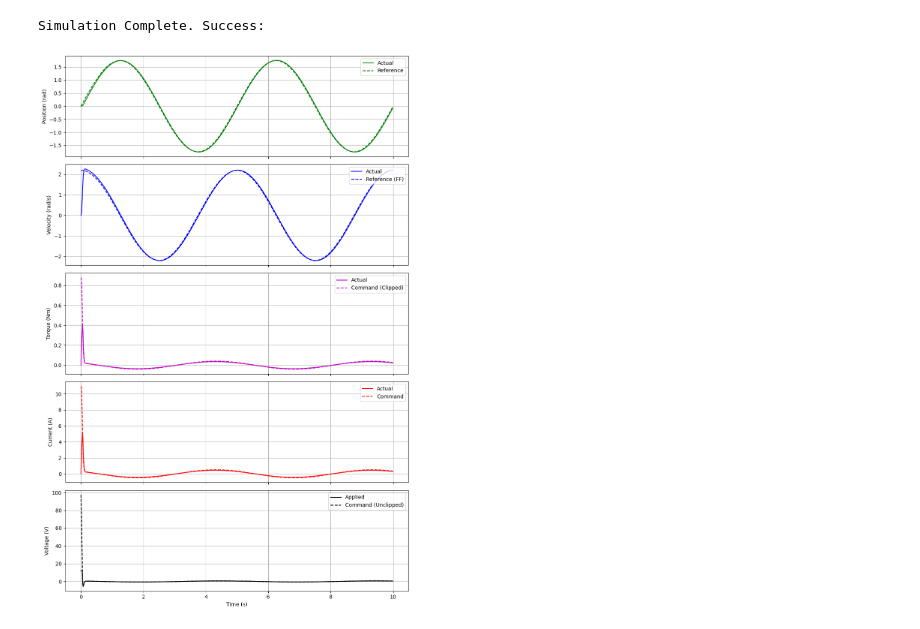
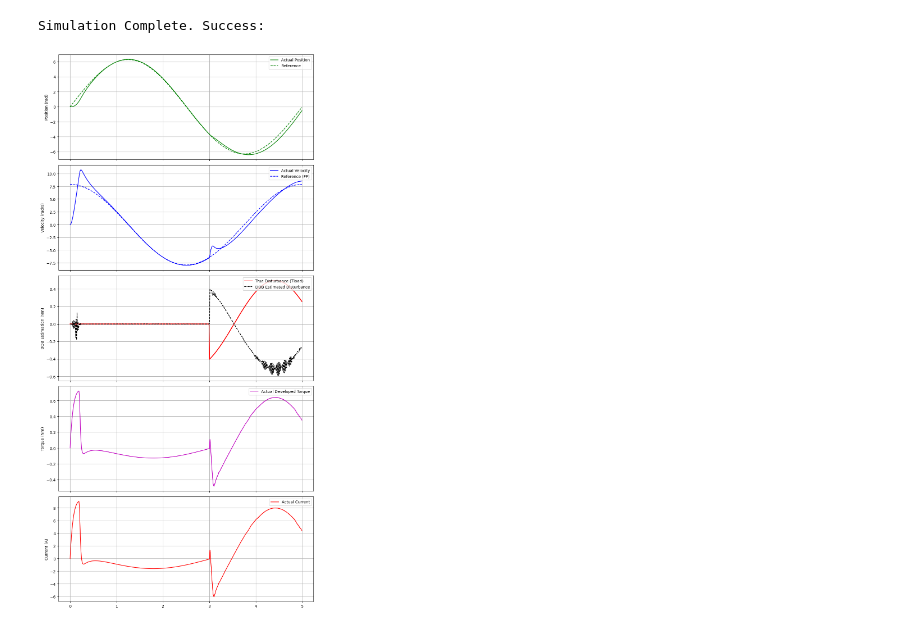
Before and after one commit to atulyabharat21/Summer-26, a Jupyter notebook: DCmotorPlant_simulation.ipynb, the cells around one changed output. Drawn from its saved outputs; the diff is of its cells as text; code cells hidden in the pictures.

Commit message:
Updated with Tload Estimation - Not fully satisfied

```diff
--- a/DCmotorPlant_simulation.ipynb
+++ b/DCmotorPlant_simulation.ipynb
@@ -1,4 +1,6 @@
 # %%
+#Tasks to be implemented  - Apply a load profile - done and apply a disturbance observer at the node where load is being applied
+
 import matplotlib.pyplot as plt
 import numpy as np
 import scipy.integrate as sci_int
@@ -14,32 +16,45 @@ V_max = 12
 T_max = 1.5
 Omega_max = 4.71
 
-Theta_amp = 100 * (np.pi / 180) #rad
+Theta_amp = 360 * (np.pi / 180) #rad
 Theta_freq = 0.2
+
 Tload = 0
 
 Omega_amp = Theta_amp * (2 * np.pi * Theta_freq)
 
-x0 = [0, 0, 0]
+
+
+x0 = [0, 0, 0,0]
 
 startTime = 0
-endTime = 10
+endTime = 5
 dt = 0.01
 t_eval = np.arange(startTime, endTime, dt)
 
-Kp_position = 0.6
-Kd_position = 1
+LoadStart = 3
+LoadEnd = 7
 
-Kp_velocity = 1
+Kp_position = 2
+
 Kd_velocity = 0.4
 
-Kp_current = 10
+Kp_current = 11
 Kd_current = 0.01
 
 def motor_plant(t, x):
     I = x[0]
     Theta = x[1]
     Omega = x[2]
+    z = x[3] #internal state variable
+
+    g = 15
+
+
+    if t >= LoadStart and t <= LoadEnd:
+        Tload = 0.5 * np.sin((2*np.pi*0.2 + (30* np.pi / 180))*t)
+    else :
+        Tload = 0
 
     Theta_ref = Theta_amp * np.sin(2 * np.pi * Theta_freq * t)
     Omega_ref_ff = Theta_amp * 2 * np.pi * Theta_freq * np.cos(2 * np.pi * Theta_freq * t)
@@ -54,7 +69,10 @@ def motor_plant(t, x):
     #domega_actual = (Kt * I - Bf * Omega - Tload) / Jm
     #derror_Omega = -domega_actual
 
-    T_cmd = (Kp_position * error_theta) + (Kd_velocity * error_Omega)
+    Tload_est = z + g * Omega
+    dz = (-g / Jm) * z - (g / Jm) * (Kt * I - Bf * Omega) - ((g**2) / Jm) * Omega
+
+    T_cmd = (Kp_position * error_theta) + (Kd_velocity * error_Omega) + Tload_est
 
     T_cmd = np.clip(T_cmd, -T_max, T_max)
     I_cmd = T_cmd / Kt
@@ -71,79 +89,79 @@ def motor_plant(t, x):
     domega = (Kt * I - Bf * Omega - Tload) / Jm
     dcurrent = (V_app - Ra * I - Kb * Omega) / La
 
-    return [dcurrent, dtheta, domega]
+    return [dcurrent, dtheta, domega,dz]
 
 solution = sci_int.solve_ivp(
     motor_plant,
     t_eval=t_eval,
     t_span=(startTime, endTime),
-    y0=x0
+    y0=x0,
+    method='RK45',
+    max_step =0.01,
+    first_step = 0.01
 )
 
-def plot_pd_motor_results(solution):
+def plot_dob_motor_results(solution,g):
     t = solution.t
     I = solution.y[0]
     Theta = solution.y[1]
     Omega = solution.y[2]
+    z = solution.y[3]
 
+    # Reconstruct variables for tracking visualizer
+    Tload = np.where(
+        (t >= LoadStart) & (t <= LoadEnd),
+        0.5 * np.sin((2*np.pi*0.2 + (30* np.pi / 180))*t),
+        0
+    )
+
+    Tload_est = z + g * Omega
     Theta_ref = Theta_amp * np.sin(2 * np.pi * Theta_freq * t)
     Omega_ref_ff = Theta_amp * 2 * np.pi * Theta_freq * np.cos(2 * np.pi * Theta_freq * t)
 
-    error_theta = Theta_ref - Theta
-    error_Omega = Omega_ref_ff - Omega
-
-    T_cmd = (Kp_position * error_theta) + (Kd_velocity * error_Omega)
-
-    T_cmd_clipped = np.clip(T_cmd, -T_max, T_max)
     T_actual = Kt * I
 
-    I_cmd = T_cmd_clipped / Kt
 
-    error_current = I_cmd - I
-    numerator = (Kp_current * error_current) + (Kd_current / La) * (Ra * I + Kb * Omega)
-    denominator = 1 + (Kd_current / La)
-    V_cmd = numerator / denominator
-    V_app = np.clip(V_cmd, -V_max, V_max)
+    fig, axs = plt.subplots(5, 1, figsize=(10, 20), sharex=True)
 
-    fig, axs = plt.subplots(5, 1, figsize=(10, 15), sharex=True)
-
-    axs[0].plot(t, Theta, color='g', label='Actual')
+    # Position Plot
+    axs[0].plot(t, Theta, color='g', label='Actual Position')
     axs[0].plot(t, Theta_ref, color='g', linestyle='--', label='Reference')
     axs[0].set_ylabel('Position (rad)')
     axs[0].legend(loc='upper right')
     axs[0].grid(True)
 
-    axs[1].plot(t, Omega, color='b', label='Actual')
+    # Velocity Plot
+    axs[1].plot(t, Omega, color='b', label='Actual Velocity')
     axs[1].plot(t, Omega_ref_ff, color='b', linestyle='--', label='Reference (FF)')
     axs[1].set_ylabel('Velocity (rad/s)')
     axs[1].legend(loc='upper right')
     axs[1].grid(True)
 
-    axs[2].plot(t, T_actual, color='m', label='Actual')
-    axs[2].plot(t, T_cmd_clipped, color='m', linestyle='--', label='Command (Clipped)')
-    axs[2].set_ylabel('Torque (Nm)')
+    # Disturbance Observer Tracking Plot
+    axs[2].plot(t, Tload, color='r', linewidth=2, label='True Disturbance (Tload)')
+    axs[2].plot(t, Tload_est, color='k', linestyle='--', linewidth=1.5, label='DOB Estimated Disturbance')
+    axs[2].set_ylabel('DOB Estimation (Nm)')
     axs[2].legend(loc='upper right')
     axs[2].grid(True)
 
-    axs[3].plot(t, I, color='r', label='Actual')
-    axs[3].plot(t, I_cmd, color='r', linestyle='--', label='Command')
-    axs[3].set_ylabel('Current (A)')
+    # Torques Plot
+    axs[3].plot(t, T_actual, color='m', label='Actual Developed Torque')
+    axs[3].set_ylabel('Torque (Nm)')
     axs[3].legend(loc='upper right')
     axs[3].grid(True)
 
-    axs[4].plot(t, V_app, color='k', label='Applied')
-    axs[4].plot(t, V_cmd, color='k', linestyle='--', label='Command (Unclipped)')
-    axs[4].set_ylabel('Voltage (V)')
-    axs[4].set_xlabel('Time (s)')
+    # Current Plot
+    axs[4].plot(t, I, color='r', label='Actual Current')
+    axs[4].set_ylabel('Current (A)')
     axs[4].legend(loc='upper right')
     axs[4].grid(True)
 
     plt.tight_layout()
     plt.show()
 
-
 print("Simulation Complete. Success:")
-plot_pd_motor_results(solution)
+plot_dob_motor_results(solution,g = 15)
 # %% [output]
 Simulation Complete. Success:
-[figure, old version]
+[figure, new version]
```
